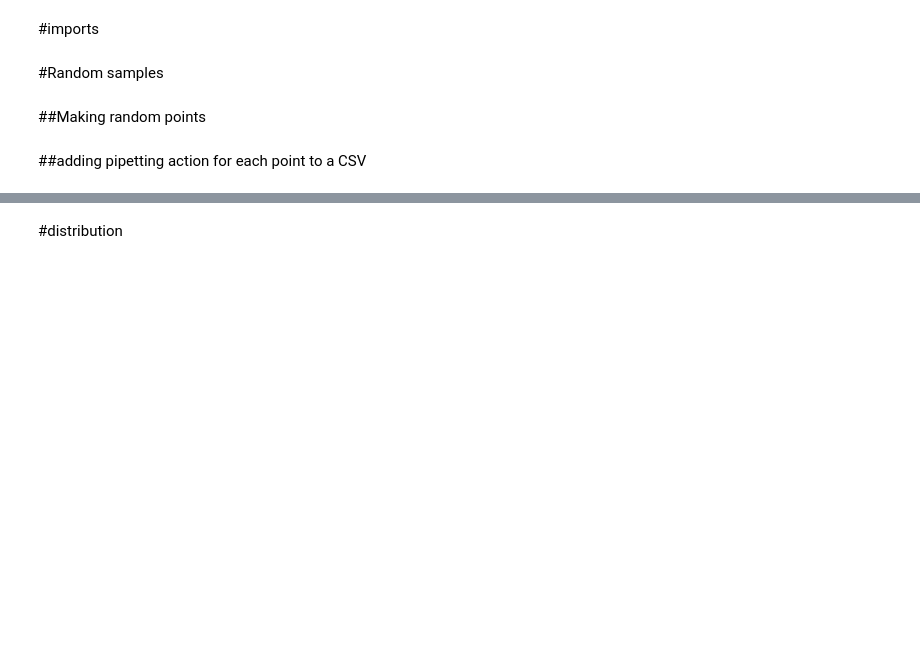
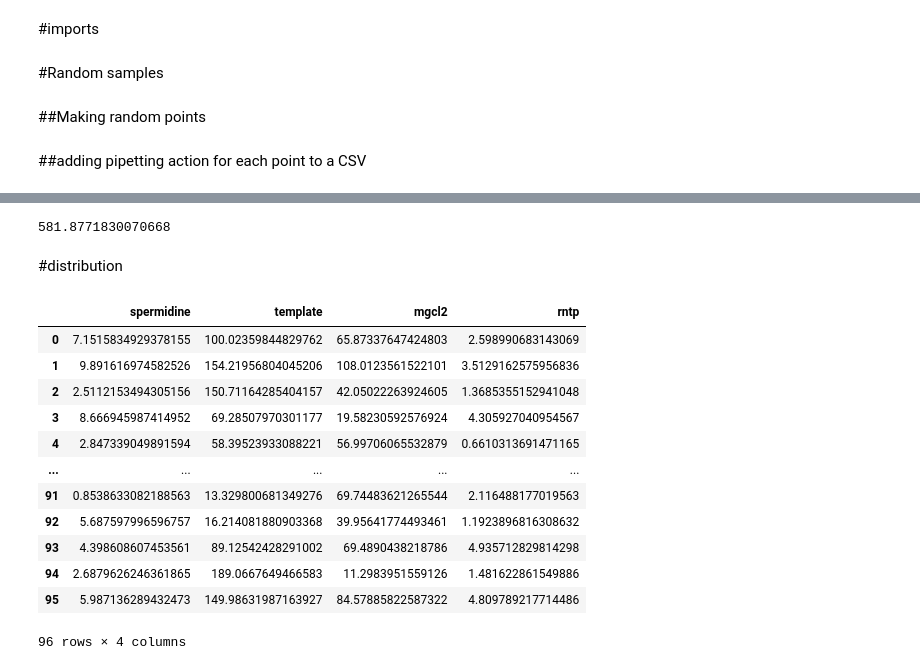
Before and after one commit to zmohaveri/IVT-ActiveLearning, a Jupyter notebook: IVT_dispendix_1.ipynb, the cells around one changed output, grey strips where cells are left out. Cells and saved outputs as stored; diff of their text form; code cells hidden in the pictures; blank space fills up the shorter version.

```diff
--- a/IVT_dispendix_1.ipynb
+++ b/IVT_dispendix_1.ipynb
@@ -133,3 +158,35 @@ SyntaxError: ignored
+# %%
+print(1163.7543660141337/2)
+# %% [output]
+581.8771830070668
 # %% [markdown]
 #distribution
+# %%
+#get info of the executed experiment
+executed_path='/content/drive/MyDrive/Thesis/IVT/dispendix/iter1/2020-11-10-2020-11-12 21:50:17.578393-concentrations.csv'
+executed_concentrations=pd.read_csv(executed_path)
+executed_concentrations.drop(columns=['Unnamed: 5','destinations'],inplace=True)
+executed_concentrations=executed_concentrations[:96]
+concentrations_columns=list(executed_concentrations)
+scanning_concentrations={}
+
+for column in concentrations_columns:
+  scanning_concentrations[column] = np.array(executed_concentrations[column])
+  scanning_concentrations[column]=scanning_concentrations[column].astype(float,copy=False)
+
+executed_concentrations
+# %% [output]
+|  | spermidine | template | mgcl2 | rntp |
+| 0 | 7.1515834929378155 | 100.02359844829762 | 65.87337647424803 | 2.598990683143069 |
+| 1 | 9.891616974582526 | 154.21956804045206 | 108.0123561522101 | 3.5129162575956836 |
+| 2 | 2.5112153494305156 | 150.71164285404157 | 42.05022263924605 | 1.3685355152941048 |
+| 3 | 8.666945987414952 | 69.28507970301177 | 19.58230592576924 | 4.305927040954567 |
+| 4 | 2.847339049891594 | 58.39523933088221 | 56.99706065532879 | 0.6610313691471165 |
+| ... | ... | ... | ... | ... |
+| 91 | 0.8538633082188563 | 13.329800681349276 | 69.74483621265544 | 2.116488177019563 |
+| 92 | 5.687597996596757 | 16.214081880903368 | 39.95641774493461 | 1.1923896816308632 |
+| 93 | 4.398608607453561 | 89.12542428291002 | 69.4890438218786 | 4.935712829814298 |
+| 94 | 2.6879626246361865 | 189.0667649466583 | 11.2983951559126 | 1.481622861549886 |
+| 95 | 5.987136289432473 | 149.98631987163927 | 84.57885822587322 | 4.809789217714486 |
+96 rows × 4 columns
 # %%
```
Also changed, not shown: parts of 13 cells of this notebook.
